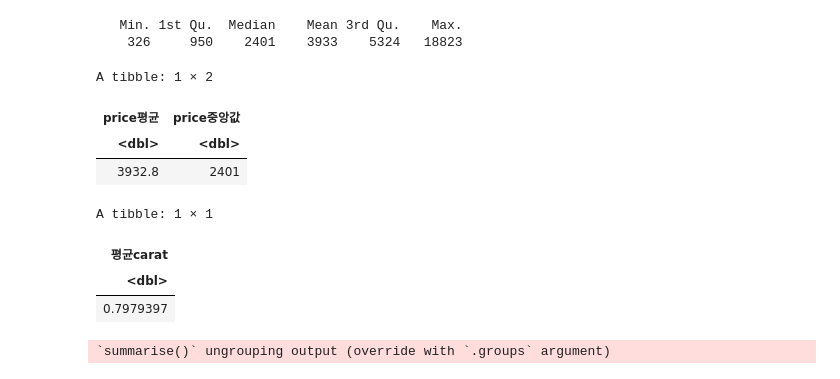
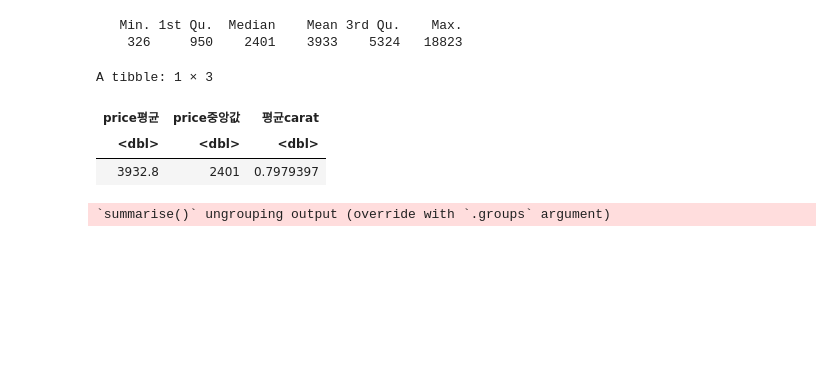
Before and after one commit to gyujin0450/Rstudy, a Jupyter notebook: 303_문제풀기.ipynb, the cells around one changed output. Cells and saved outputs as stored; diff of their text form; code cells hidden in the pictures; blank space fills up the shorter version.

```diff
--- a/303_문제풀기.ipynb
+++ b/303_문제풀기.ipynb
@@ -155,19 +168,13 @@ summary(diamonds$price)
    Min. 1st Qu.  Median    Mean 3rd Qu.    Max.
     326     950    2401    3933    5324   18823
 # %%
-# 평균 가격price와 price의 중앙값,
-diamonds %>% summarise(price평균 = mean(price), price중앙값 = median(price) )
-# 평균 carat을 집계
-diamonds %>% summarise(평균carat = mean(carat))
+# 평균 가격price와 price의 중앙값, 평균 carat을 집계
+diamonds %>% summarise(price평균 = mean(price), price중앙값 = median(price),평균carat = mean(carat))
 # %% [output]
-A tibble: 1 × 2
+A tibble: 1 × 3
-| price평균 | price중앙값 |
-| <dbl> | <dbl> |
-| 3932.8 | 2401 |
+| price평균 | price중앙값 | 평균carat |
+| <dbl> | <dbl> | <dbl> |
+| 3932.8 | 2401 | 0.7979397 |
-A tibble: 1 × 1
-| 평균carat |
-| <dbl> |
-| 0.7979397 |
 # %%
 # cut 기준으로 평균 가격을 집계
 diamonds %>% group_by(cut) %>% summarise(평균가격 = mean(price))
```
Also changed, not shown: parts of 5 cells of this notebook.
